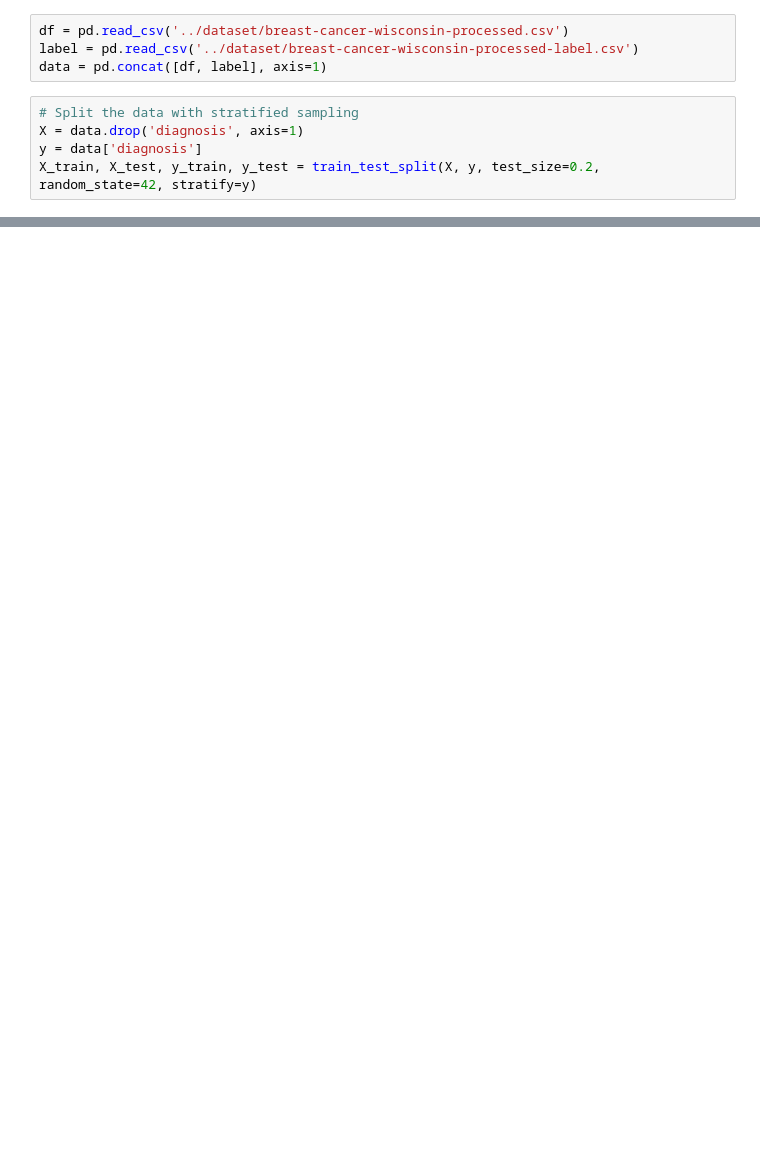
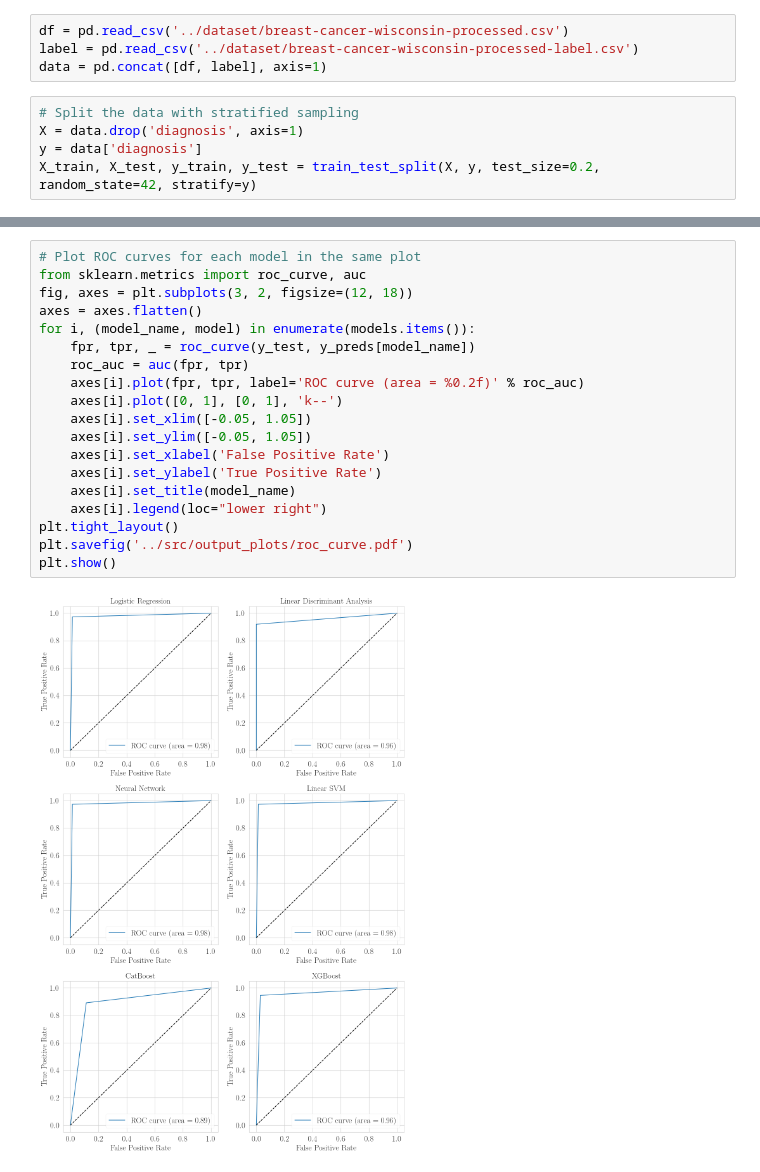
Before and after one commit to qlinhta/BreastCancerDiagnostic, a Jupyter notebook: Notebooks/Comparation.ipynb, the cells around one changed output, grey strips where cells are left out. Cells and saved outputs as stored; diff of their text form; blank space fills up the shorter version.

```diff
--- a/Notebooks/Comparation.ipynb
+++ b/Notebooks/Comparation.ipynb
@@ -39,0 +125,21 @@ X_train, X_test, y_train, y_test = train_test_split(X, y, test_size=0.2, random_
+# %%
+# Plot ROC curves for each model in the same plot
+from sklearn.metrics import roc_curve, auc
+fig, axes = plt.subplots(3, 2, figsize=(12, 18))
+axes = axes.flatten()
+for i, (model_name, model) in enumerate(models.items()):
+    fpr, tpr, _ = roc_curve(y_test, y_preds[model_name])
+    roc_auc = auc(fpr, tpr)
+    axes[i].plot(fpr, tpr, label='ROC curve (area = %0.2f)' % roc_auc)
+    axes[i].plot([0, 1], [0, 1], 'k--')
+    axes[i].set_xlim([-0.05, 1.05])
+    axes[i].set_ylim([-0.05, 1.05])
+    axes[i].set_xlabel('False Positive Rate')
+    axes[i].set_ylabel('True Positive Rate')
+    axes[i].set_title(model_name)
+    axes[i].legend(loc="lower right")
+plt.tight_layout()
+plt.savefig('../src/output_plots/roc_curve.pdf')
+plt.show()
+# %% [output]
+[figure, added]
```
Also changed, not shown: parts of 10 cells of this notebook, 35 other files.
